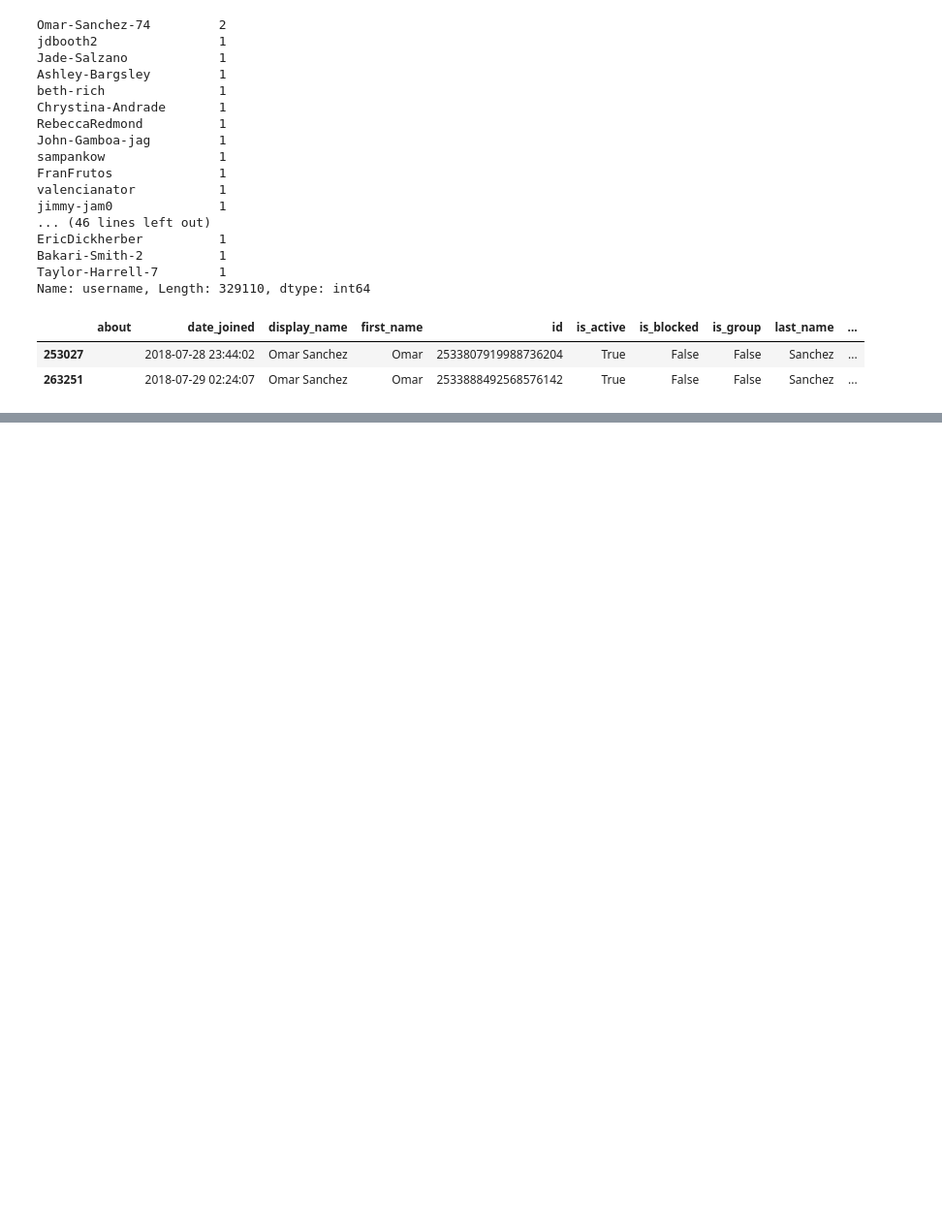
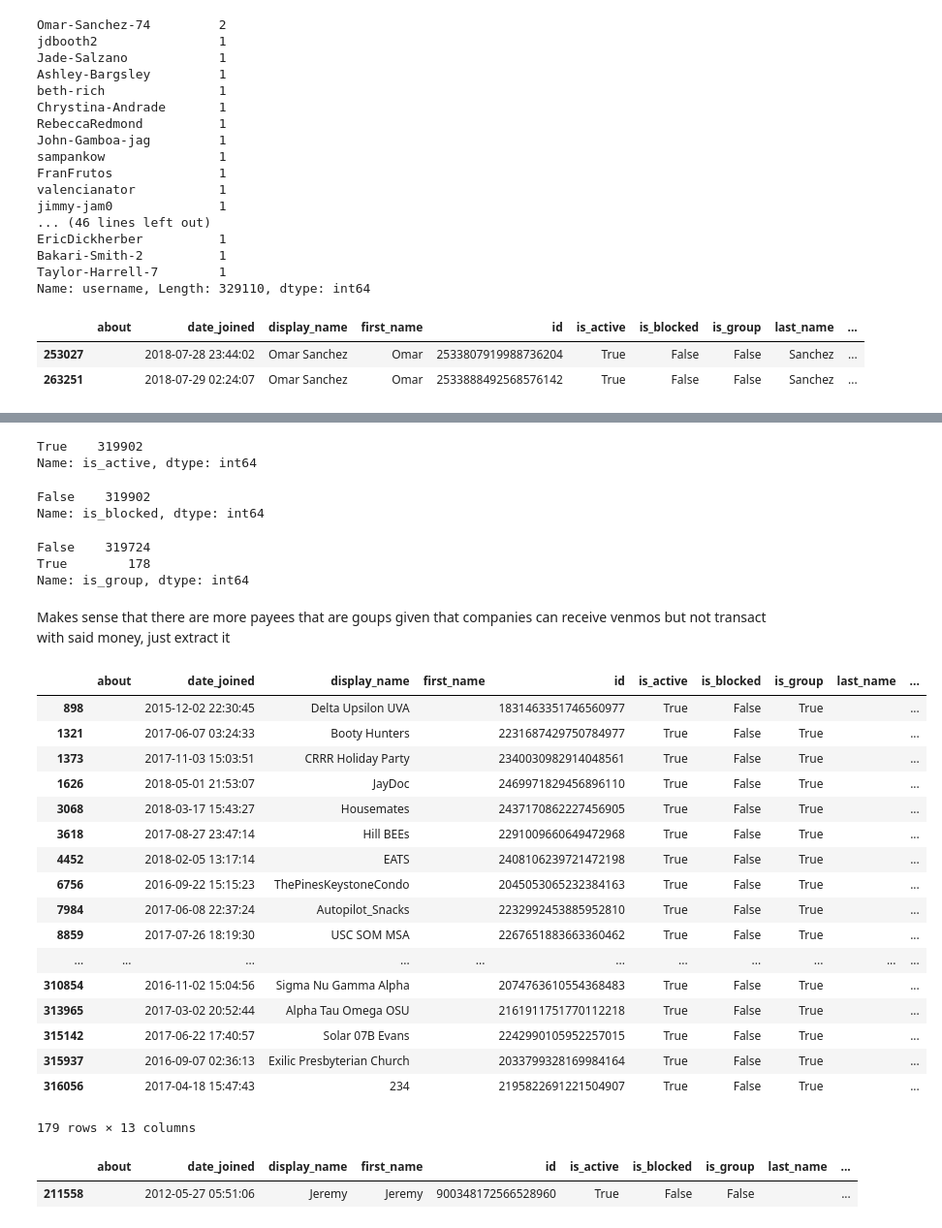
Before and after one commit to fromdatavistodatascience/venmo, a Jupyter notebook: eda_venmo.ipynb, the cells around one changed output, grey strips where cells are left out. Shown at 97% size. Saved outputs shown, nothing was run; the diff lists cells and outputs as text; code cells hidden in the pictures; blank space fills up the shorter version.

Commit message:
Inspect payee information

```diff
--- a/eda_venmo.ipynb
+++ b/eda_venmo.ipynb
@@ -380,0 +407,24 @@ payers_df.loc[payers_df['username'] == 'Omar-Sanchez-74']
+# %%
+# Transform user information into a dataframe
+
+payees = []
+payee_ids = set()
+counter = 0
+for transaction in initial_5pct:
+    user = transaction['payment']['target']['user']
+    try:
+        user_id = user['id']
+    except TypeError:
+        counter += 1
+        continue
+    if user_id in payee_ids:
+        continue
+    else:
+        payee_ids.add(user_id)
+        payee = {}
+        for key, val in transaction['payment']['target']['user'].items():
+            payee[key] = val
+        payees.append(payee.copy())
+
+payees_df = pd.DataFrame(payees)
+payees_df['payee'] = 1
@@ -380,0 +496,4 @@ payers_df.loc[payers_df['username'] == 'Omar-Sanchez-74']
+# %%
+# Drop columns that only have null values
+null_cols = ['email', 'friend_status', 'friends_count', 'identity', 'phone', 'trust_request']
+payees_df.drop(labels = null_cols, axis=1, inplace=True)
@@ -380,0 +520,3 @@ payers_df.loc[payers_df['username'] == 'Omar-Sanchez-74']
+# %%
+# Converting the date joined object into a datetime.datetime field
+payees_df['date_joined'] = pd.to_datetime(payees_df['date_joined'], format='%Y-%m-%dT%H:%M:%S')
@@ -380,0 +543,48 @@ payers_df.loc[payers_df['username'] == 'Omar-Sanchez-74']
+# %%
+payees_df['is_active'].value_counts()
+# %% [output]
+True    319902
+Name: is_active, dtype: int64
+# %%
+payees_df['is_blocked'].value_counts()
+# %% [output]
+False    319902
+Name: is_blocked, dtype: int64
+# %%
+payees_df['is_group'].value_counts()
+# %% [output]
+False    319724
+True        178
+Name: is_group, dtype: int64
+# %% [markdown]
+Makes sense that there are more payees that are goups given that companies can receive venmos but not transact with said money, just extract it
+# %%
+# Investigating whether or not display_name is just a sum of first_name and last_name
+payees_df['new_name'] = (payees_df['first_name'] + ' ' + payees_df['last_name'])
+# %%
+# Investigating the cases in which display name is not equal to the combination of first_name and last_name
+payees_df.loc[payees_df['display_name'] != payees_df['new_name']]
+# %% [output]
+|  | about | date_joined | display_name | first_name | id | is_active | is_blocked | is_group | last_name | ... |
+| 898 |  | 2015-12-02 22:30:45 | Delta Upsilon UVA |  | 1831463351746560977 | True | False | True |  | ... |
+| 1321 |  | 2017-06-07 03:24:33 | Booty Hunters |  | 2231687429750784977 | True | False | True |  | ... |
+| 1373 |  | 2017-11-03 15:03:51 | CRRR Holiday Party |  | 2340030982914048561 | True | False | True |  | ... |
+| 1626 |  | 2018-05-01 21:53:07 | JayDoc |  | 2469971829456896110 | True | False | True |  | ... |
+| 3068 |  | 2018-03-17 15:43:27 | Housemates |  | 2437170862227456905 | True | False | True |  | ... |
+| 3618 |  | 2017-08-27 23:47:14 | Hill BEEs |  | 2291009660649472968 | True | False | True |  | ... |
+| 4452 |  | 2018-02-05 13:17:14 | EATS |  | 2408106239721472198 | True | False | True |  | ... |
+| 6756 |  | 2016-09-22 15:15:23 | ThePinesKeystoneCondo |  | 2045053065232384163 | True | False | True |  | ... |
+| 7984 |  | 2017-06-08 22:37:24 | Autopilot_Snacks |  | 2232992453885952810 | True | False | True |  | ... |
+| 8859 |  | 2017-07-26 18:19:30 | USC SOM MSA |  | 2267651883663360462 | True | False | True |  | ... |
+| ... | ... | ... | ... | ... | ... | ... | ... | ... | ... | ... |
+| 310854 |  | 2016-11-02 15:04:56 | Sigma Nu Gamma Alpha |  | 2074763610554368483 | True | False | True |  | ... |
+| 313965 |  | 2017-03-02 20:52:44 | Alpha Tau Omega OSU |  | 2161911751770112218 | True | False | True |  | ... |
+| 315142 |  | 2017-06-22 17:40:57 | Solar 07B Evans |  | 2242990105952257015 | True | False | True |  | ... |
+| 315937 |  | 2016-09-07 02:36:13 | Exilic Presbyterian Church |  | 2033799328169984164 | True | False | True |  | ... |
+| 316056 |  | 2017-04-18 15:47:43 | 234 |  | 2195822691221504907 | True | False | True |  | ... |
+179 rows × 13 columns
+# %%
+payees_df.loc[(payees_df['display_name'] != payees_df['new_name'])  & (payees_df['is_group'] == False)]
+# %% [output]
+|  | about | date_joined | display_name | first_name | id | is_active | is_blocked | is_group | last_name | ... |
+| 211558 |  | 2012-05-27 05:51:06 | Jeremy | Jeremy | 900348172566528960 | True | False | False |  | ... |
```
Also changed, not shown: parts of 17 cells of this notebook.
